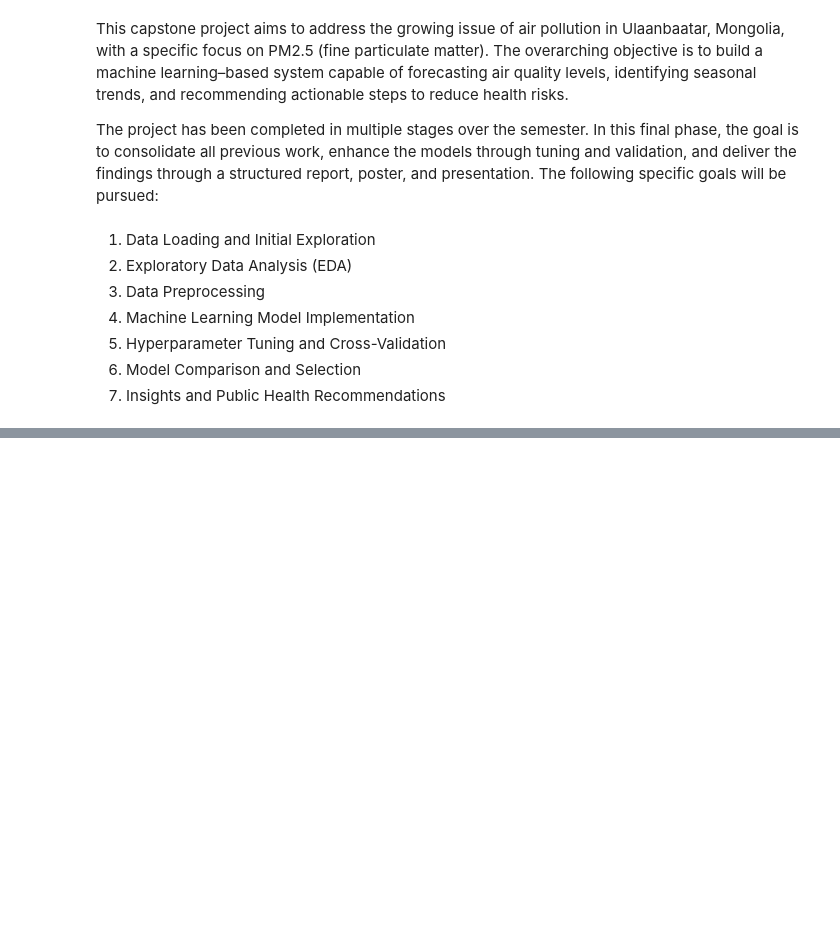
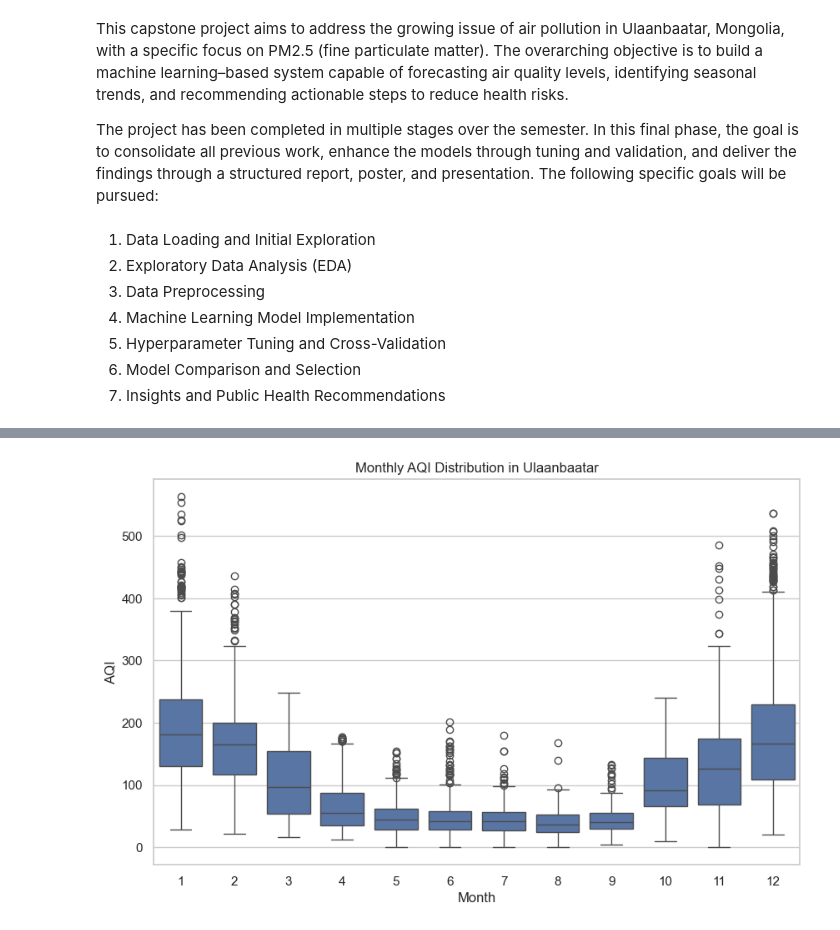
Before and after one commit to CCT-Dublin/capstone-project-Nomin1016, a Jupyter notebook: Nomin_CA3_StrategicThinking.ipynb, the cells around one changed output, grey strips where cells are left out. Drawn from its saved outputs; the diff is of its cells as text; code cells hidden in the pictures; blank space fills up the shorter version.

```diff
--- a/Nomin_CA3_StrategicThinking.ipynb
+++ b/Nomin_CA3_StrategicThinking.ipynb
@@ -40,0 +201,9 @@ df.head()
+# %%
+plt.figure(figsize=(10,6))
+sns.boxplot(data=df, x='Month', y='AQI')
+plt.title('Monthly AQI Distribution in Ulaanbaatar')
+plt.xlabel('Month')
+plt.ylabel('AQI')
+plt.show()
+# %% [output]
+[figure, added]
```
Also changed, not shown: parts of 35 cells of this notebook.
